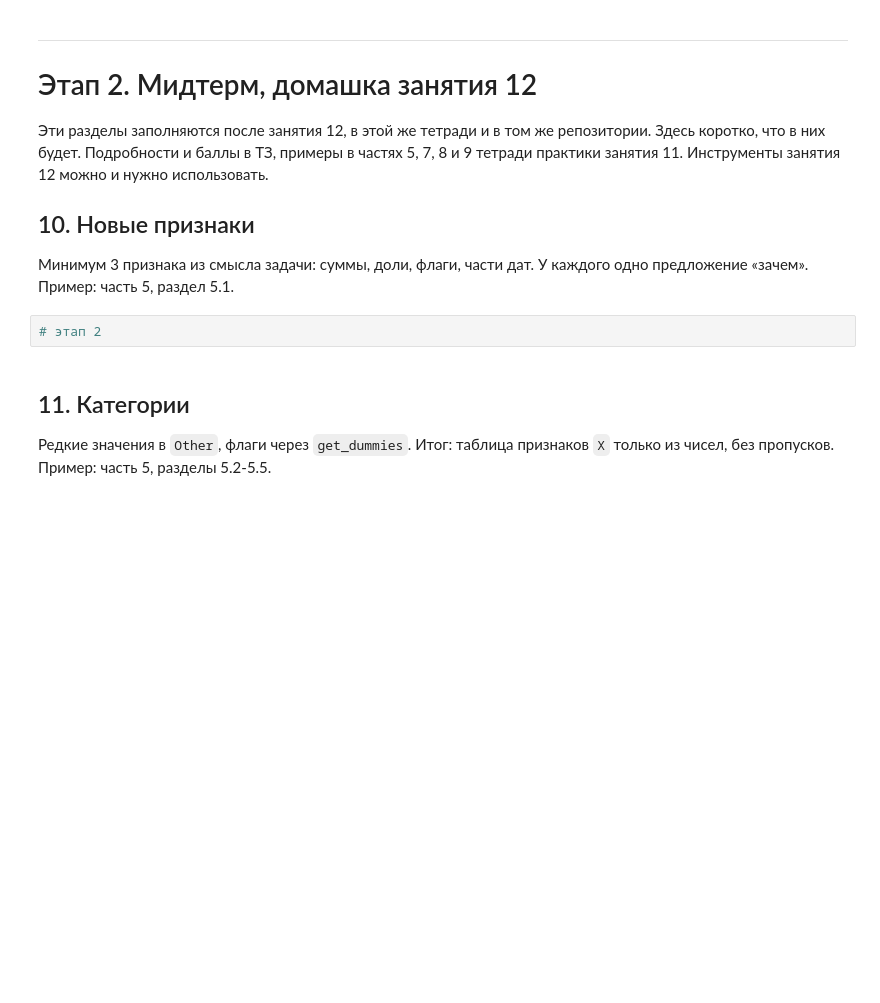
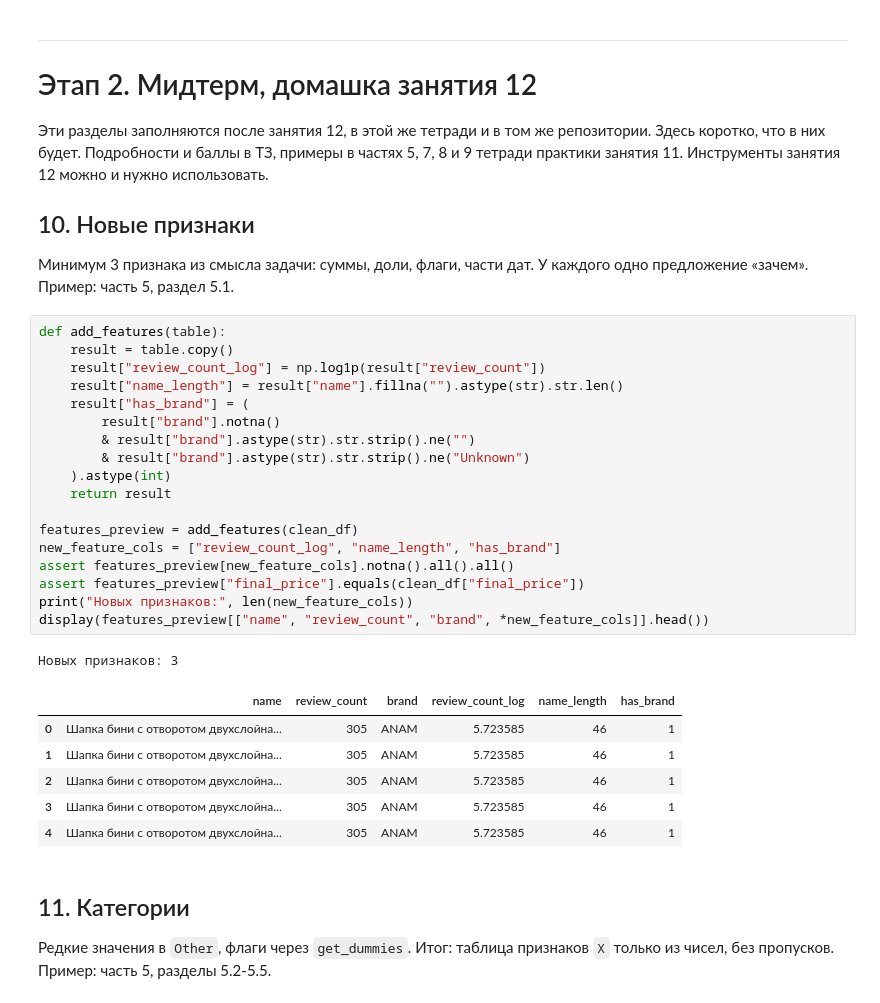
Before and after one commit to kolomiets90-wq/midterm-WB, a Jupyter notebook: project.ipynb, the cells around one changed output. Cells and saved outputs as stored; diff of their text form; blank space fills up the shorter version.

```diff
--- a/project.ipynb
+++ b/project.ipynb
@@ -1178,7 +1290,31 @@ README на этапе 1 можно сделать черновым: назва
 
 Минимум 3 признака из смысла задачи: суммы, доли, флаги, части дат. У каждого одно предложение «зачем». Пример: часть 5, раздел 5.1.
 # %%
-# этап 2
+def add_features(table):
+    result = table.copy()
+    result["review_count_log"] = np.log1p(result["review_count"])
+    result["name_length"] = result["name"].fillna("").astype(str).str.len()
+    result["has_brand"] = (
+        result["brand"].notna()
+        & result["brand"].astype(str).str.strip().ne("")
+        & result["brand"].astype(str).str.strip().ne("Unknown")
+    ).astype(int)
+    return result
+
+features_preview = add_features(clean_df)
+new_feature_cols = ["review_count_log", "name_length", "has_brand"]
+assert features_preview[new_feature_cols].notna().all().all()
+assert features_preview["final_price"].equals(clean_df["final_price"])
+print("Новых признаков:", len(new_feature_cols))
+display(features_preview[["name", "review_count", "brand", *new_feature_cols]].head())
+# %% [output]
+Новых признаков: 3
+|  | name | review_count | brand | review_count_log | name_length | has_brand |
+| 0 | Шапка бини с отворотом двухслойна... | 305 | ANAM | 5.723585 | 46 | 1 |
+| 1 | Шапка бини с отворотом двухслойна... | 305 | ANAM | 5.723585 | 46 | 1 |
+| 2 | Шапка бини с отворотом двухслойна... | 305 | ANAM | 5.723585 | 46 | 1 |
+| 3 | Шапка бини с отворотом двухслойна... | 305 | ANAM | 5.723585 | 46 | 1 |
+| 4 | Шапка бини с отворотом двухслойна... | 305 | ANAM | 5.723585 | 46 | 1 |
 # %% [markdown]
 ## 11. Категории
 
```
Also changed, not shown: parts of 16 cells of this notebook, 3 other files.
